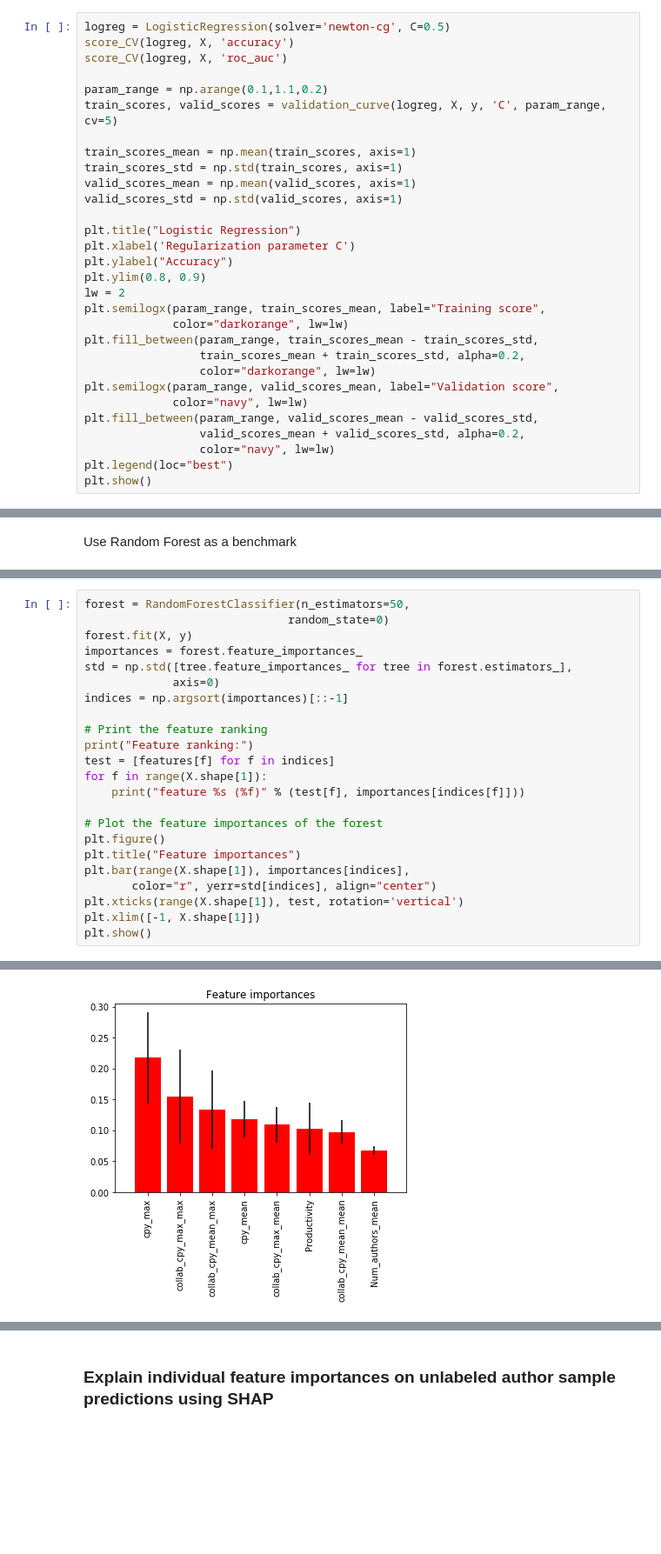
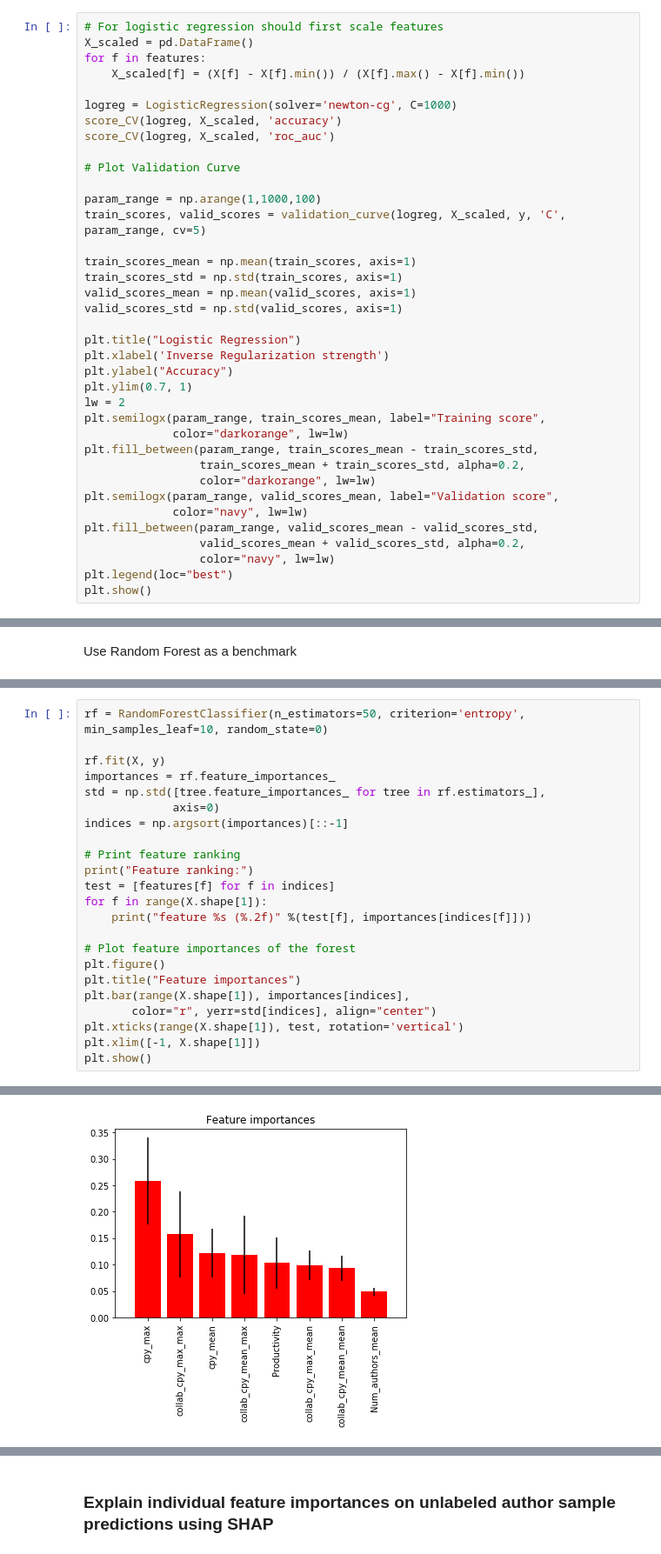
Before and after one commit to vijayoct27/physics-churn, a Jupyter notebook: inspire_model.ipynb, the cells around one changed output, grey strips where cells are left out. Shown at 87% size. Drawn from its saved outputs; the diff is of its cells as text; blank space fills up the shorter version.

```diff
--- a/inspire_model.ipynb
+++ b/inspire_model.ipynb
@@ -132,10 +92,17 @@ Simple linear model does not fully capture data complexity
 # %%
-logreg = LogisticRegression(solver='newton-cg', C=0.5)
-score_CV(logreg, X, 'accuracy')
-score_CV(logreg, X, 'roc_auc')
+# For logistic regression should first scale features
+X_scaled = pd.DataFrame()
+for f in features:
+    X_scaled[f] = (X[f] - X[f].min()) / (X[f].max() - X[f].min())
 
-param_range = np.arange(0.1,1.1,0.2)
-train_scores, valid_scores = validation_curve(logreg, X, y, 'C', param_range, cv=5)
+logreg = LogisticRegression(solver='newton-cg', C=1000)
+score_CV(logreg, X_scaled, 'accuracy')
+score_CV(logreg, X_scaled, 'roc_auc')
+
+# Plot Validation Curve
+
+param_range = np.arange(1,1000,100)
+train_scores, valid_scores = validation_curve(logreg, X_scaled, y, 'C', param_range, cv=5)
 
 train_scores_mean = np.mean(train_scores, axis=1)
 train_scores_std = np.std(train_scores, axis=1)
@@ -143,9 +110,9 @@ valid_scores_mean = np.mean(valid_scores, axis=1)
 valid_scores_std = np.std(valid_scores, axis=1)
 
 plt.title("Logistic Regression")
-plt.xlabel('Regularization parameter C')
+plt.xlabel('Inverse Regularization strength')
 plt.ylabel("Accuracy")
-plt.ylim(0.8, 0.9)
+plt.ylim(0.7, 1)
 lw = 2
 plt.semilogx(param_range, train_scores_mean, label="Training score",
              color="darkorange", lw=lw)
@@ -208,19 +175,19 @@ General feature importance from forest splitting criterion (i.e. impurity)
 # %%
-forest = RandomForestClassifier(n_estimators=50,
-                              random_state=0)
-forest.fit(X, y)
-importances = forest.feature_importances_
-std = np.std([tree.feature_importances_ for tree in forest.estimators_],
+rf = RandomForestClassifier(n_estimators=50, criterion='entropy', min_samples_leaf=10, random_state=0)
+
+rf.fit(X, y)
+importances = rf.feature_importances_
+std = np.std([tree.feature_importances_ for tree in rf.estimators_],
              axis=0)
 indices = np.argsort(importances)[::-1]
 
-# Print the feature ranking
+# Print feature ranking
 print("Feature ranking:")
 test = [features[f] for f in indices]
 for f in range(X.shape[1]):
-    print("feature %s (%f)" % (test[f], importances[indices[f]]))
+    print("feature %s (%.2f)" %(test[f], importances[indices[f]]))
 
-# Plot the feature importances of the forest
+# Plot feature importances of the forest
 plt.figure()
 plt.title("Feature importances")
 plt.bar(range(X.shape[1]), importances[indices],
@@ -241 +208 @@ feature Num_authors_mean (0.067491)
-[figure, old version]
+[figure, new version]
```
Also changed, not shown: parts of 22 cells of this notebook.
